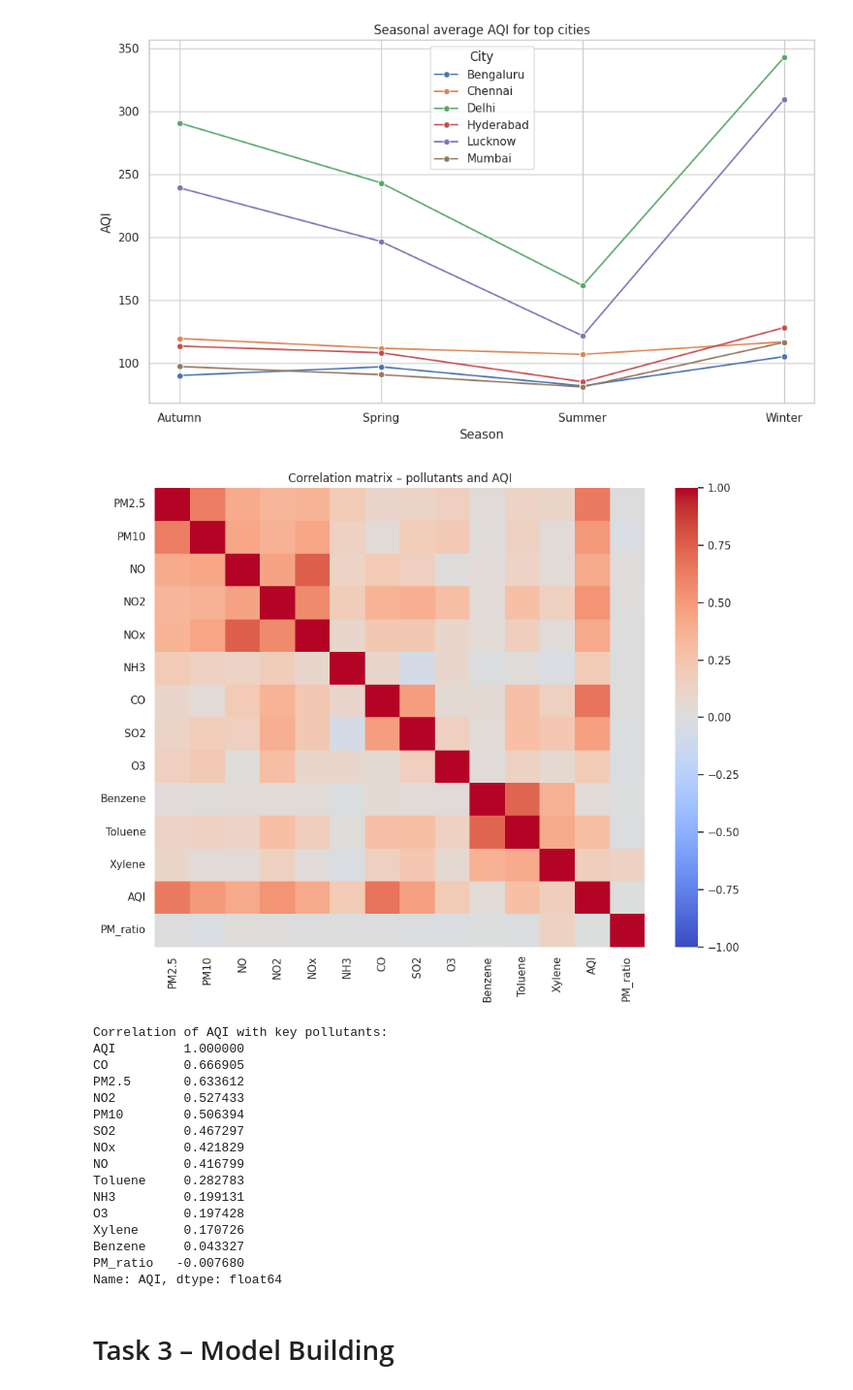
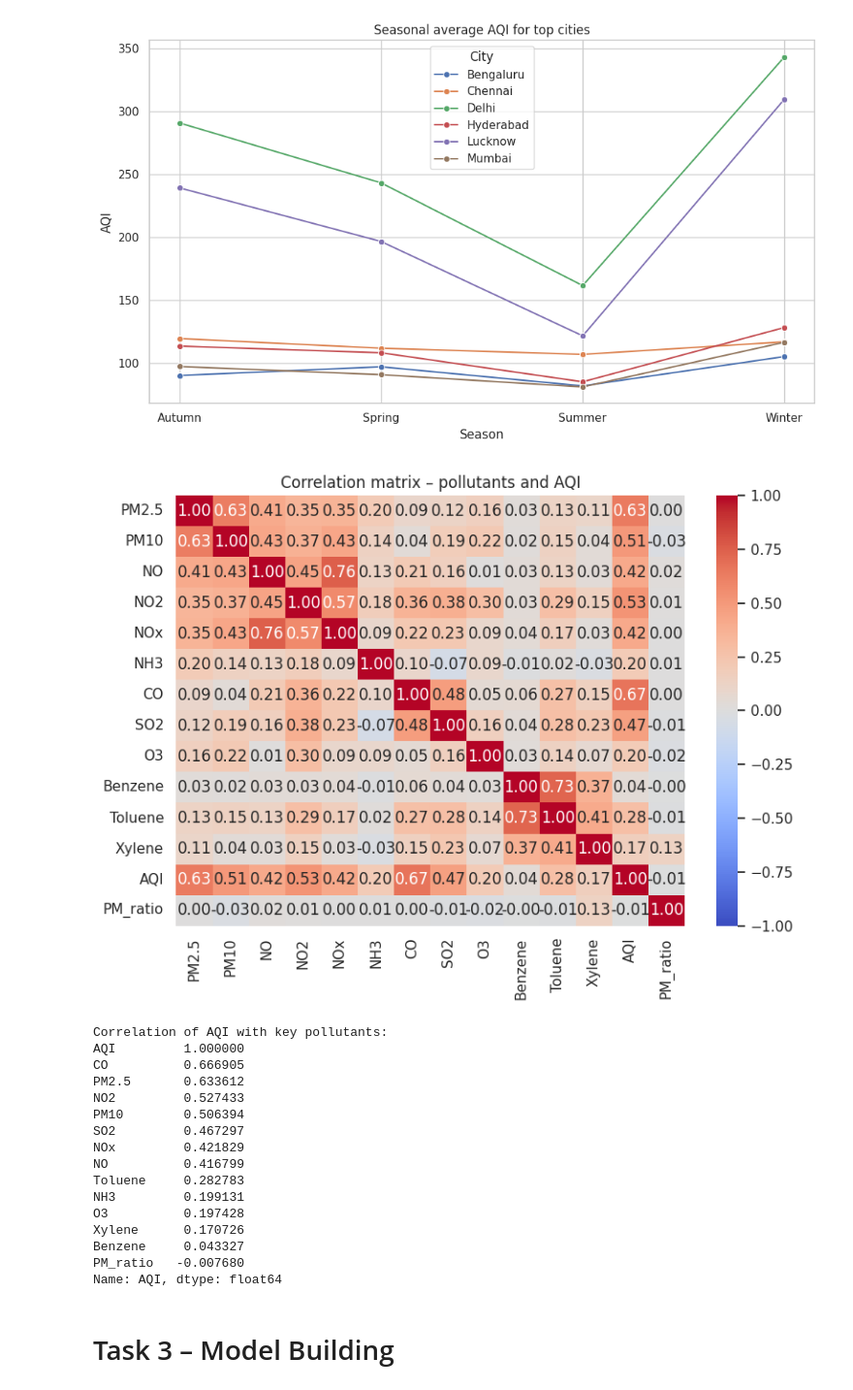
Before and after one commit to erandimalk-glitch/CMP7005_S1_25, a Jupyter notebook: cmp7005_prac1_assignment.ipynb, the cells around one changed output. Shown: that part at 97% size. Drawn from its saved outputs; the diff is of its cells as text; code cells hidden in the pictures.

Commit message:
Updated heat map to Annot = True

```diff
--- a/cmp7005_prac1_assignment.ipynb
+++ b/cmp7005_prac1_assignment.ipynb
@@ -444,19 +444,19 @@ plt.show()
 # %%
 # Ultivariate: Correlation matrix and heatmap
 
 corr_cols = pollutant_cols + ["AQI", "PM_ratio"]
 corr = df_clean[corr_cols].corr()
 
 plt.figure(figsize=(8, 6))
-sns.heatmap(corr, annot=False, cmap="coolwarm", vmin=-1, vmax=1)
+sns.heatmap(corr, annot=True, fmt=".2f", cmap="coolwarm", vmin=-1, vmax=1)
 plt.title("Correlation matrix – pollutants and AQI")
 plt.tight_layout()
 plt.show()
 
 print("\nCorrelation of AQI with key pollutants:")
 print(corr["AQI"].sort_values(ascending=False))
 # %% [output]
-[figure, old version]
+[figure, new version]
 Correlation of AQI with key pollutants:
 AQI         1.000000
 CO          0.666905
```
